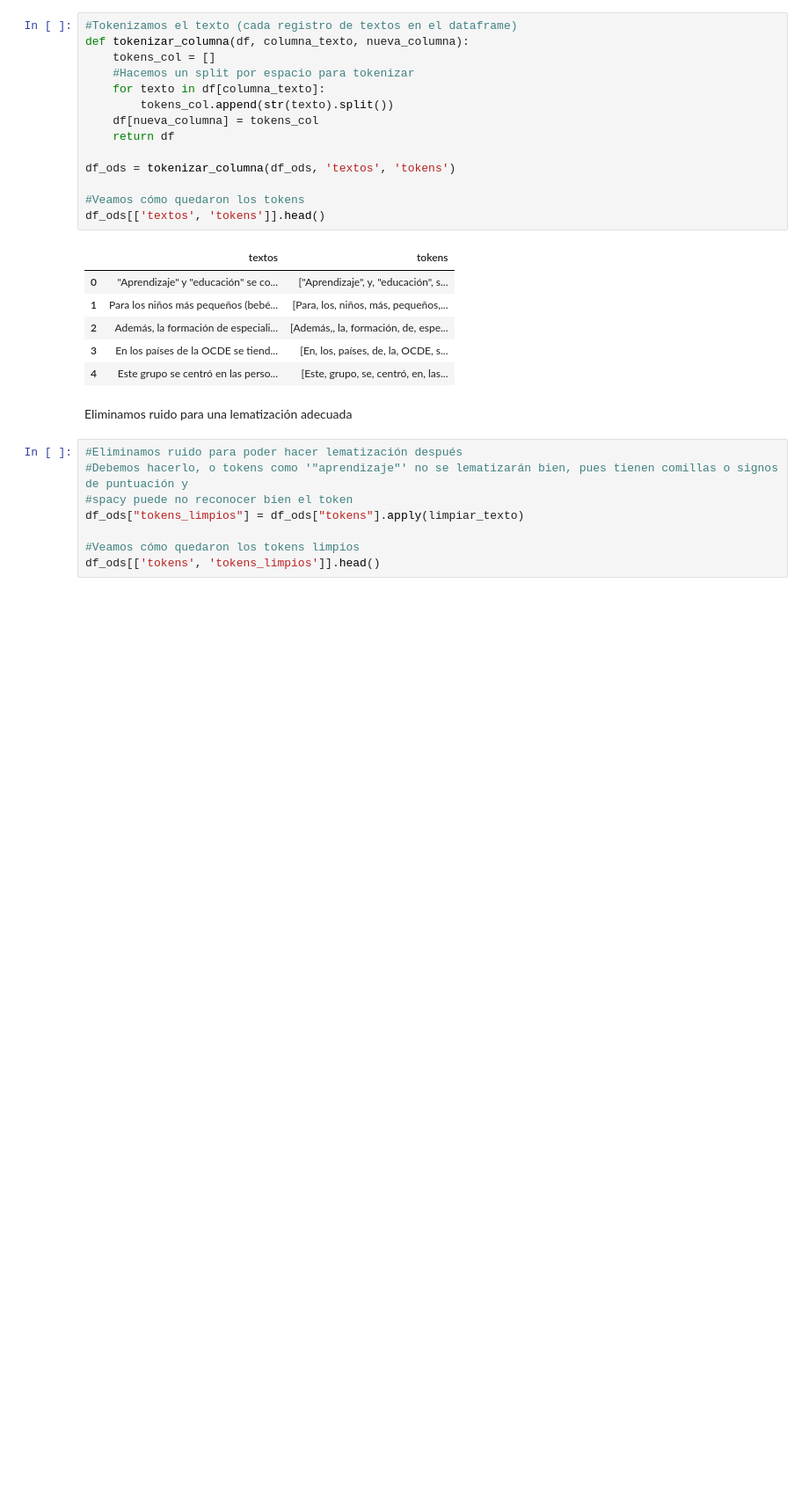
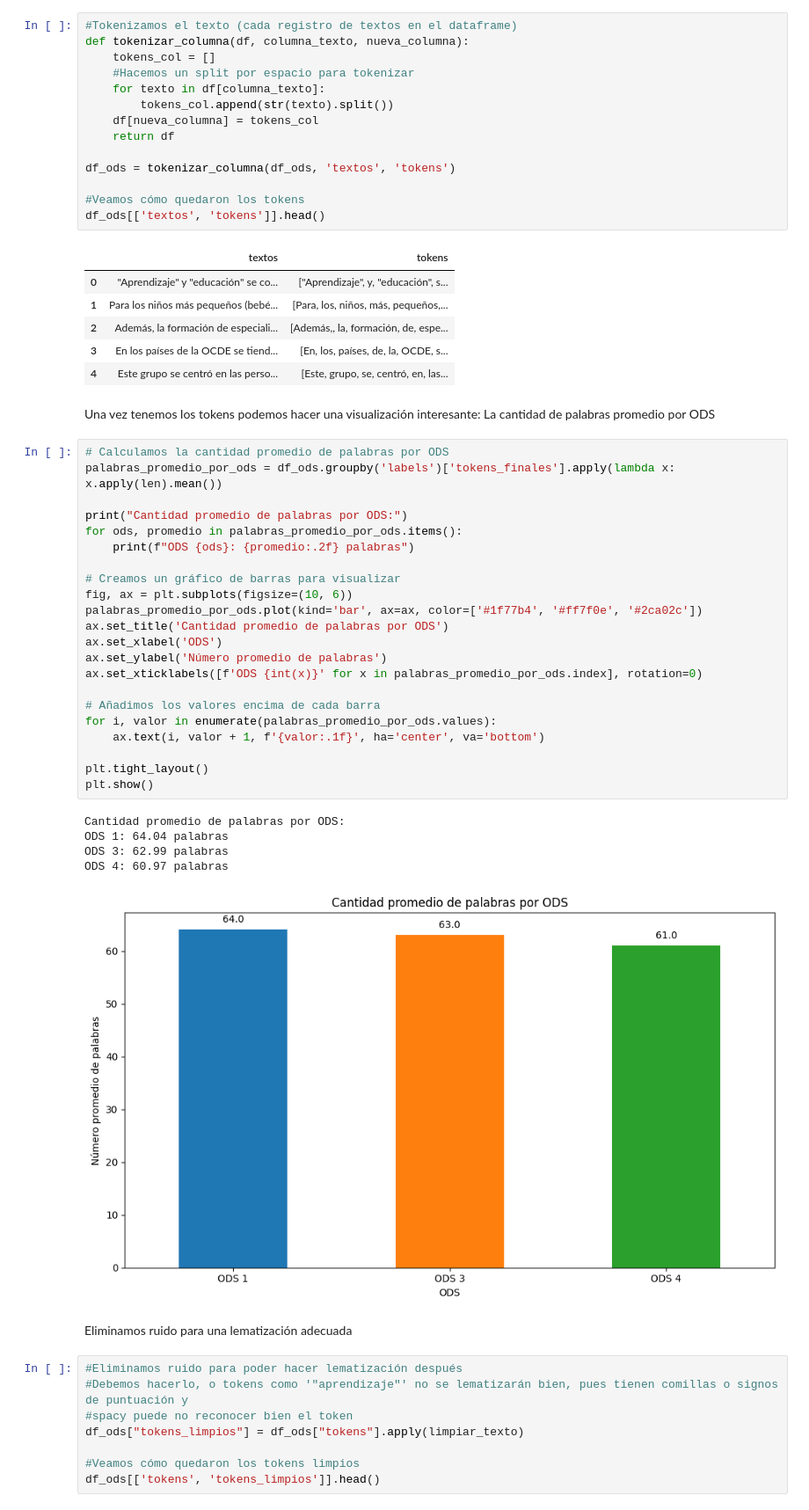
Before and after one commit to AnaHernandez20/Proyecto1E1-BI, a Jupyter notebook: Etapa1_ODS.ipynb, the cells around one changed output. Shown at 88% size. Drawn from its saved outputs; the diff is of its cells as text; blank space fills up the shorter version.

```diff
--- a/Etapa1_ODS.ipynb
+++ b/Etapa1_ODS.ipynb
@@ -320,6 +320,36 @@ df_ods[['textos', 'tokens']].head()
 | 2 | Además, la formación de especiali... | [Además,, la, formación, de, espe... |
 | 3 | En los países de la OCDE se tiend... | [En, los, países, de, la, OCDE, s... |
 | 4 | Este grupo se centró en las perso... | [Este, grupo, se, centró, en, las... |
+# %% [markdown]
+Una vez tenemos los tokens podemos hacer una visualización interesante: La cantidad de palabras promedio por ODS
+# %%
+# Calculamos la cantidad promedio de palabras por ODS
+palabras_promedio_por_ods = df_ods.groupby('labels')['tokens_finales'].apply(lambda x: x.apply(len).mean())
+
+print("Cantidad promedio de palabras por ODS:")
+for ods, promedio in palabras_promedio_por_ods.items():
+    print(f"ODS {ods}: {promedio:.2f} palabras")
+
+# Creamos un gráfico de barras para visualizar
+fig, ax = plt.subplots(figsize=(10, 6))
+palabras_promedio_por_ods.plot(kind='bar', ax=ax, color=['#1f77b4', '#ff7f0e', '#2ca02c'])
+ax.set_title('Cantidad promedio de palabras por ODS')
+ax.set_xlabel('ODS')
+ax.set_ylabel('Número promedio de palabras')
+ax.set_xticklabels([f'ODS {int(x)}' for x in palabras_promedio_por_ods.index], rotation=0)
+
+# Añadimos los valores encima de cada barra
+for i, valor in enumerate(palabras_promedio_por_ods.values):
+    ax.text(i, valor + 1, f'{valor:.1f}', ha='center', va='bottom')
+
+plt.tight_layout()
+plt.show()
+# %% [output]
+Cantidad promedio de palabras por ODS:
+ODS 1: 64.04 palabras
+ODS 3: 62.99 palabras
+ODS 4: 60.97 palabras
+[figure, added]
 # %% [markdown]
 Eliminamos ruido para una lematización adecuada
 # %%
```
Also changed, not shown: parts of 35 cells of this notebook, 1 other file.
